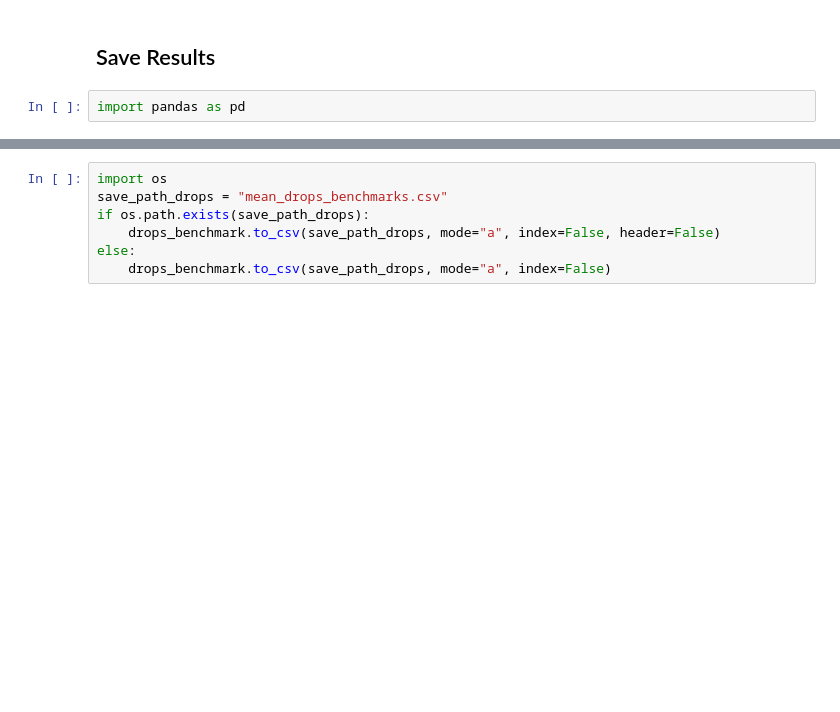
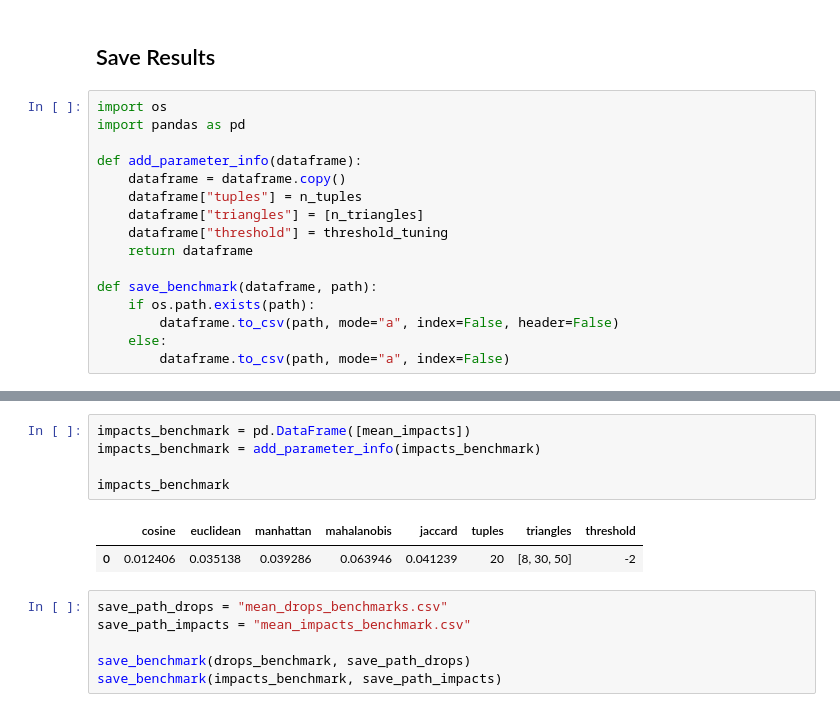
Before and after one commit to Progetto-Agiw/certa, a Jupyter notebook: metrics-benchmark.ipynb, the cells around one changed output, grey strips where cells are left out. Cells and saved outputs as stored; diff of their text form; blank space fills up the shorter version.

```diff
--- a/metrics-benchmark.ipynb
+++ b/metrics-benchmark.ipynb
@@ -264,6 +267,20 @@ plot_results(mean_impacts, "Mean impacts")
 # %% [markdown]
 ## Save Results
 # %%
+import os
 import pandas as pd
+
+def add_parameter_info(dataframe):
+    dataframe = dataframe.copy()
+    dataframe["tuples"] = n_tuples
+    dataframe["triangles"] = [n_triangles]
+    dataframe["threshold"] = threshold_tuning
+    return dataframe
+
+def save_benchmark(dataframe, path):
+    if os.path.exists(path):
+        dataframe.to_csv(path, mode="a", index=False, header=False)
+    else:
+        dataframe.to_csv(path, mode="a", index=False)
 # %%
 drops_benchmark = pd.DataFrame([mean_drops])
@@ -278,10 +293,17 @@ drops_benchmark
+# %%
+impacts_benchmark = pd.DataFrame([mean_impacts])
+impacts_benchmark = add_parameter_info(impacts_benchmark)
+
+impacts_benchmark
+# %% [output]
+|  | cosine | euclidean | manhattan | mahalanobis | jaccard | tuples | triangles | threshold |
+| 0 | 0.012406 | 0.035138 | 0.039286 | 0.063946 | 0.041239 | 20 | [8, 30, 50] | -2 |
 # %%
-import os
 save_path_drops = "mean_drops_benchmarks.csv"
-if os.path.exists(save_path_drops):
-    drops_benchmark.to_csv(save_path_drops, mode="a", index=False, header=False)
-else:
-    drops_benchmark.to_csv(save_path_drops, mode="a", index=False)
+save_path_impacts = "mean_impacts_benchmark.csv"
+
+save_benchmark(drops_benchmark, save_path_drops)
+save_benchmark(impacts_benchmark, save_path_impacts)
 # %%
 pd.read_csv(save_path_drops)
 # %% [output]
```
Also changed, not shown: parts of 12 cells of this notebook.
